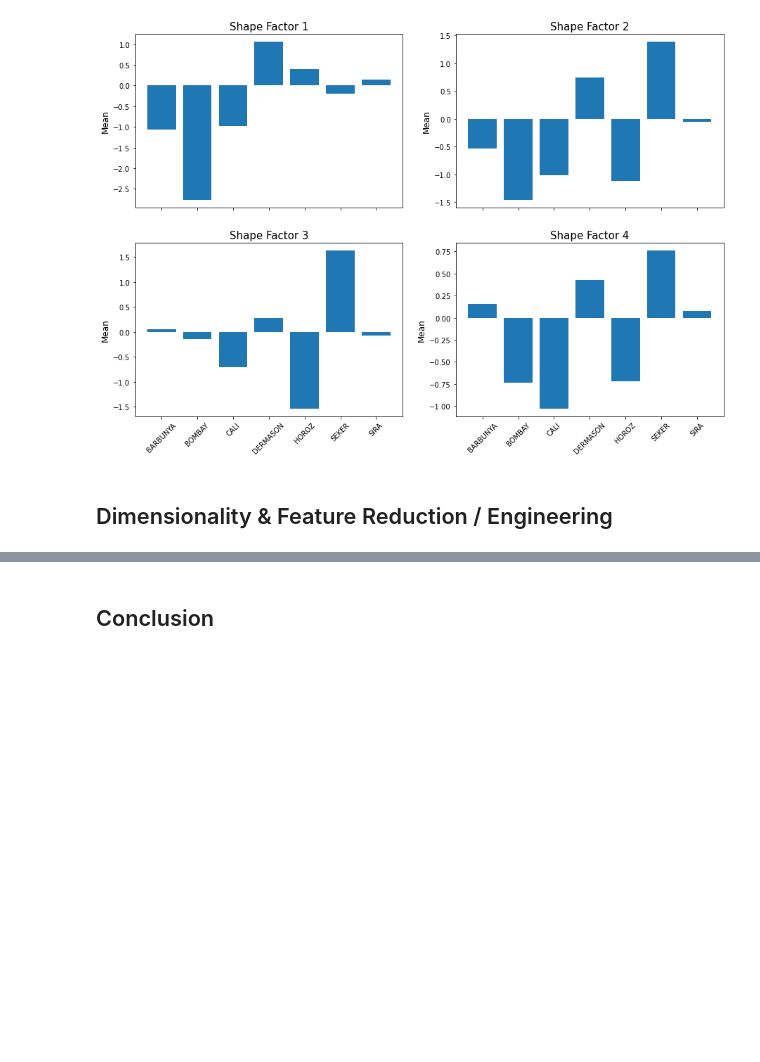
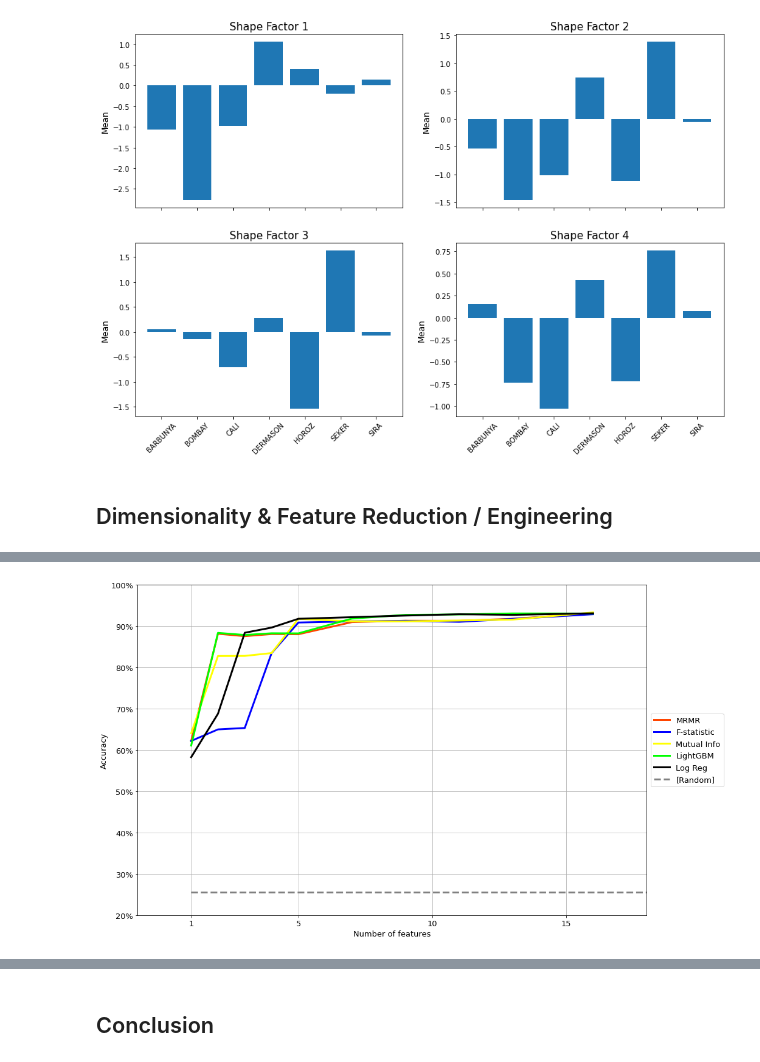
Before and after one commit to ScottBreitbach/DSC550, a Jupyter notebook: FinalProject/M5_draft.ipynb, the cells around one changed output, grey strips where cells are left out. Cells and saved outputs as stored; diff of their text form; code cells hidden in the pictures; blank space fills up the shorter version.

```diff
--- a/FinalProject/M5_draft.ipynb
+++ b/FinalProject/M5_draft.ipynb
@@ -473,0 +549,14 @@ plt.show()
+# %%
+# Create DF to store feature ranking info
+ranking = pd.DataFrame(index = range(X_train.shape[1]))
+
+# Store ranking info for each feature from each method
+ranking['feat'] = X.columns
+ranking['f'] = pd.Series(f, index = ranking.index).fillna(0).rank(ascending = False)
+ranking['mi'] = pd.Series(mi, index = ranking.index).fillna(0).rank(ascending = False)
+ranking['logreg'] = pd.Series(np.abs(logreg.coef_).mean(axis = 0), index = ranking.index).rank(ascending = False)
+ranking['lightgbm'] = pd.Series(lgbm.feature_importances_, index = ranking.index).rank(ascending = False)
+ranking['mrmr'] = pd.Series(list(range(1, len(mrmr) + 1)) + [X_train.shape[1]] * (X_train.shape[1] - len(mrmr)), index = mrmr + list(set(ranking.index) - set(mrmr))).sort_index()
+
+ranking = ranking.replace(to_replace = ranking.max(), value = X_train.shape[1])
+ranking.to_csv('ranking.csv', index = False)
@@ -473,0 +565,5 @@ plt.show()
+# %%
+# Sum the rankings across methods
+ranking['total'] = ranking.sum(axis=1)
+# Sort by sum to get an overall idea of the most/least useful features
+ranking.sort_values('total')
@@ -473,0 +628,28 @@ plt.show()
+# %%
+# Set up the figure size
+%matplotlib inline
+plt.rcParams['figure.figsize'] = (15, 10)
+
+# Plot accuracy vs features for each feature selection technique
+for algo, label, color in zip(
+    ['mrmr', 'f', 'mi', 'lightgbm', 'logreg'],
+    ['MRMR', 'F-statistic', 'Mutual Info', 'LightGBM', 'Log Reg'],
+    ['orangered', 'blue', 'yellow', 'lime', 'black']):
+        plt.plot(accuracy.index, accuracy[algo], label = label, color = color, lw = 3)
+
+plt.plot(
+    [1, 20], [pd.Series(y_test).value_counts(normalize = True).iloc[0]] * 2,
+    label = '[Random]', color = 'grey', ls = '--', lw = 3
+)
+
+plt.legend(fontsize = 13, loc = 'center left', bbox_to_anchor = (1, 0.5))
+plt.grid()
+plt.yticks(np.linspace(0, 1, 11), ['{:.0%}'.format(i) for i in np.linspace(0, 1, 11)], fontsize = 13)
+plt.xticks([1] + list(range(5, 21, 5)), fontsize = 13)
+plt.xlim(-1, 18)
+plt.ylim(0.20, 1.00)
+plt.xlabel('Number of features', fontsize = 13)
+plt.ylabel('Accuracy', fontsize = 13)
+plt.savefig('accuracy.png', dpi = 300, bbox_inches = 'tight')
+# %% [output]
+[figure, added]
```
Also changed, not shown: parts of 59 cells of this notebook, 7 other files.
